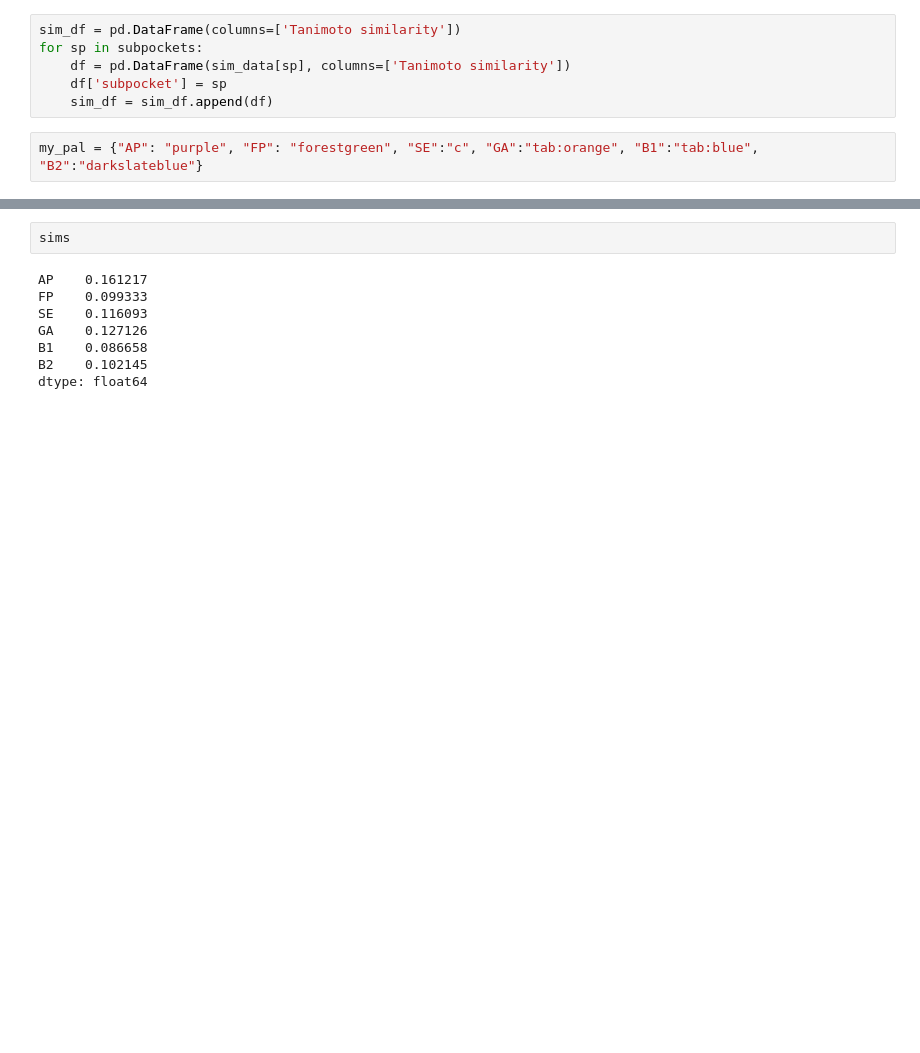
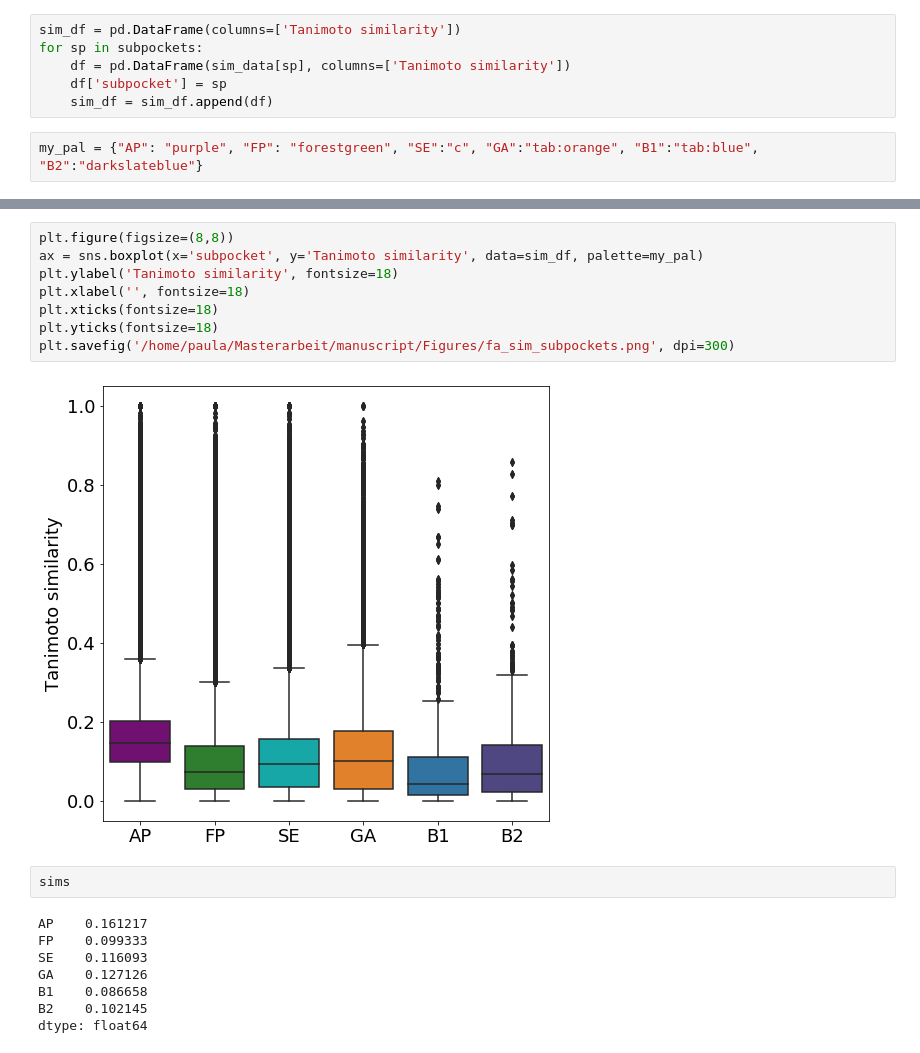
Before and after one commit to volkamerlab/KinaseFocusedFragmentLibrary, a Jupyter notebook: kinase_focused_fragment_library/analysis/fragment_analysis/similarity.ipynb, the cells around one changed output, grey strips where cells are left out. Drawn from its saved outputs; the diff is of its cells as text; blank space fills up the shorter version.

Commit message:
similarity as boxplots

```diff
--- a/kinase_focused_fragment_library/analysis/fragment_analysis/similarity.ipynb
+++ b/kinase_focused_fragment_library/analysis/fragment_analysis/similarity.ipynb
@@ -323,5 +331,15 @@ plt.savefig('/home/paula/Masterarbeit/manuscript/Figures/fa_sim_subpockets.png',
 # %% [output]
 [figure]
+# %%
+plt.figure(figsize=(8,8))
+ax = sns.boxplot(x='subpocket', y='Tanimoto similarity', data=sim_df, palette=my_pal)
+plt.ylabel('Tanimoto similarity', fontsize=18)
+plt.xlabel('', fontsize=18)
+plt.xticks(fontsize=18)
+plt.yticks(fontsize=18)
+plt.savefig('/home/paula/Masterarbeit/manuscript/Figures/fa_sim_subpockets.png', dpi=300)
+# %% [output]
+[figure, added]
 # %%
 sims
 # %% [output]
```
Also changed, not shown: parts of 2 cells of this notebook, 1 other file.
